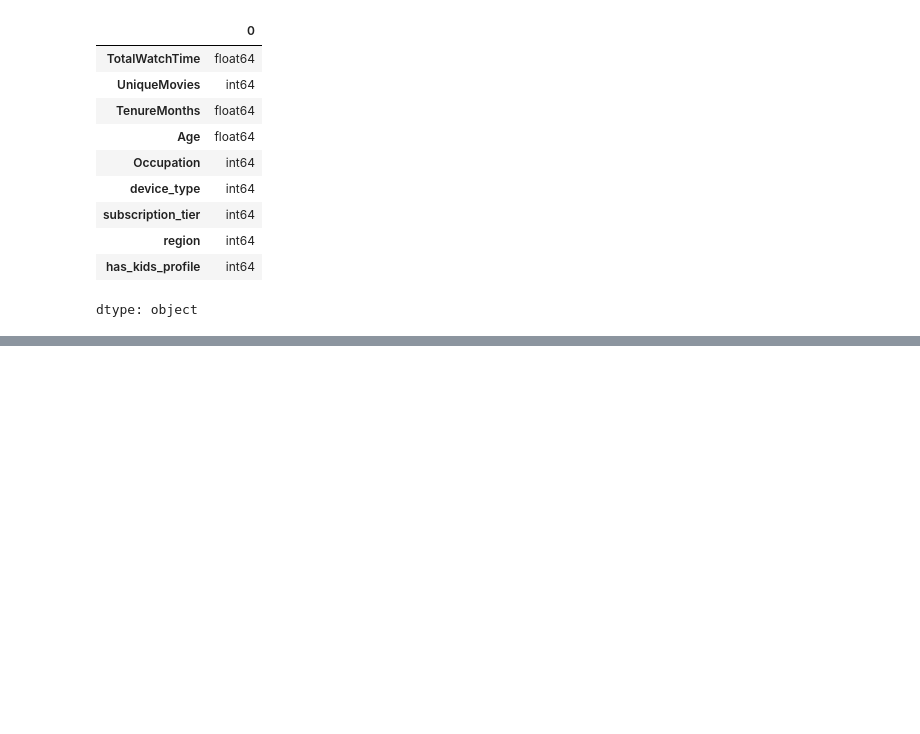
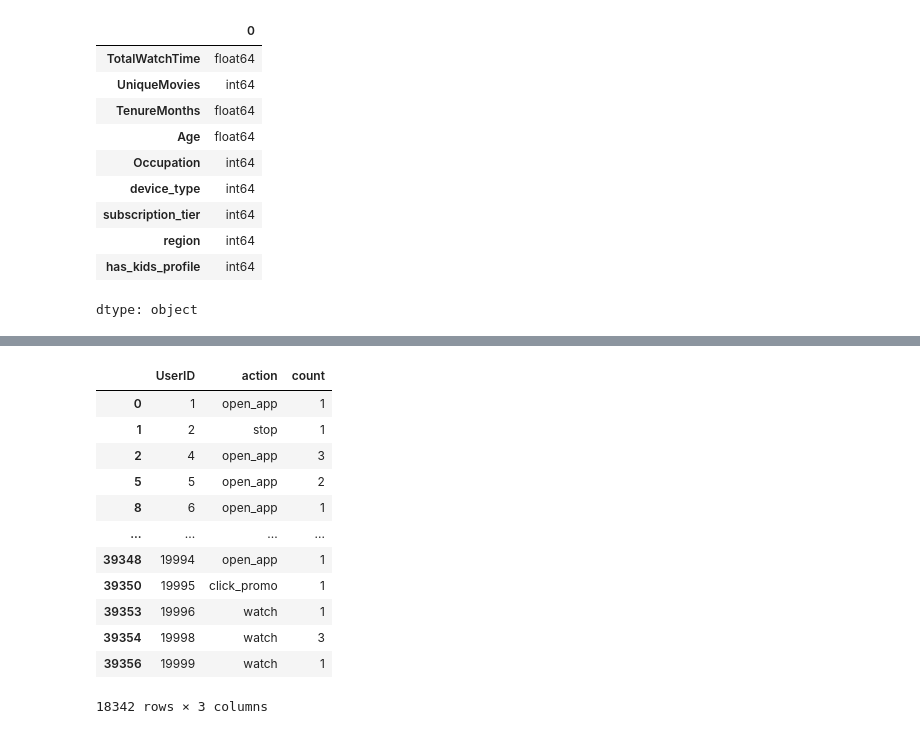
Before and after one commit to stevechengnyc/meta_learners, a Jupyter notebook: MovieLens_EconML_Uplift_Modeling_practice.ipynb, the cells around one changed output, grey strips where cells are left out. Saved outputs shown, nothing was run; the diff lists cells and outputs as text; code cells hidden in the pictures; blank space fills up the shorter version.

```diff
--- a/MovieLens_EconML_Uplift_Modeling_practice.ipynb
+++ b/MovieLens_EconML_Uplift_Modeling_practice.ipynb
@@ -902,0 +827,16 @@ Parameters: { "use_label_encoder" } are not used.
+# %%
+user_activity_logs.groupby(['UserID'])['action'].value_counts().reset_index(name='count').drop_duplicates('UserID')
+# %% [output]
+|  | UserID | action | count |
+| 0 | 1 | open_app | 1 |
+| 1 | 2 | stop | 1 |
+| 2 | 4 | open_app | 3 |
+| 5 | 5 | open_app | 2 |
+| 8 | 6 | open_app | 1 |
+| ... | ... | ... | ... |
+| 39348 | 19994 | open_app | 1 |
+| 39350 | 19995 | click_promo | 1 |
+| 39353 | 19996 | watch | 1 |
+| 39354 | 19998 | watch | 3 |
+| 39356 | 19999 | watch | 1 |
+18342 rows × 3 columns
```
Also changed, not shown: parts of 82 cells of this notebook.
